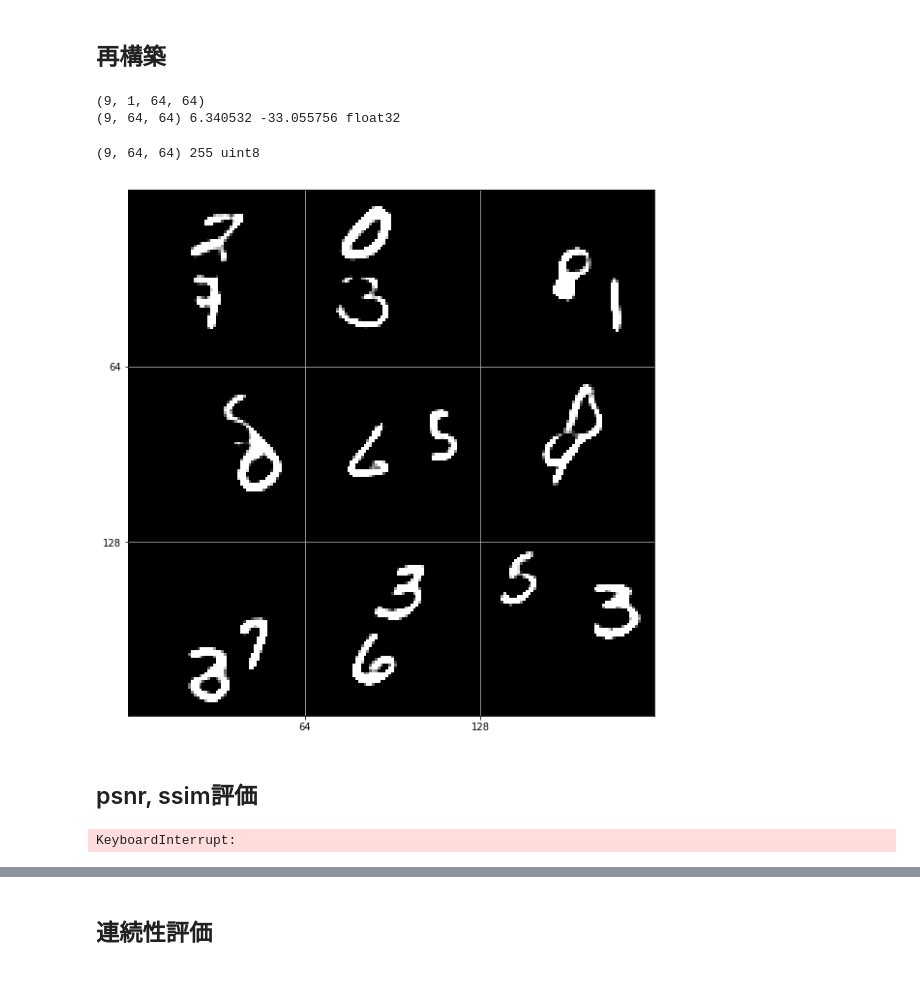
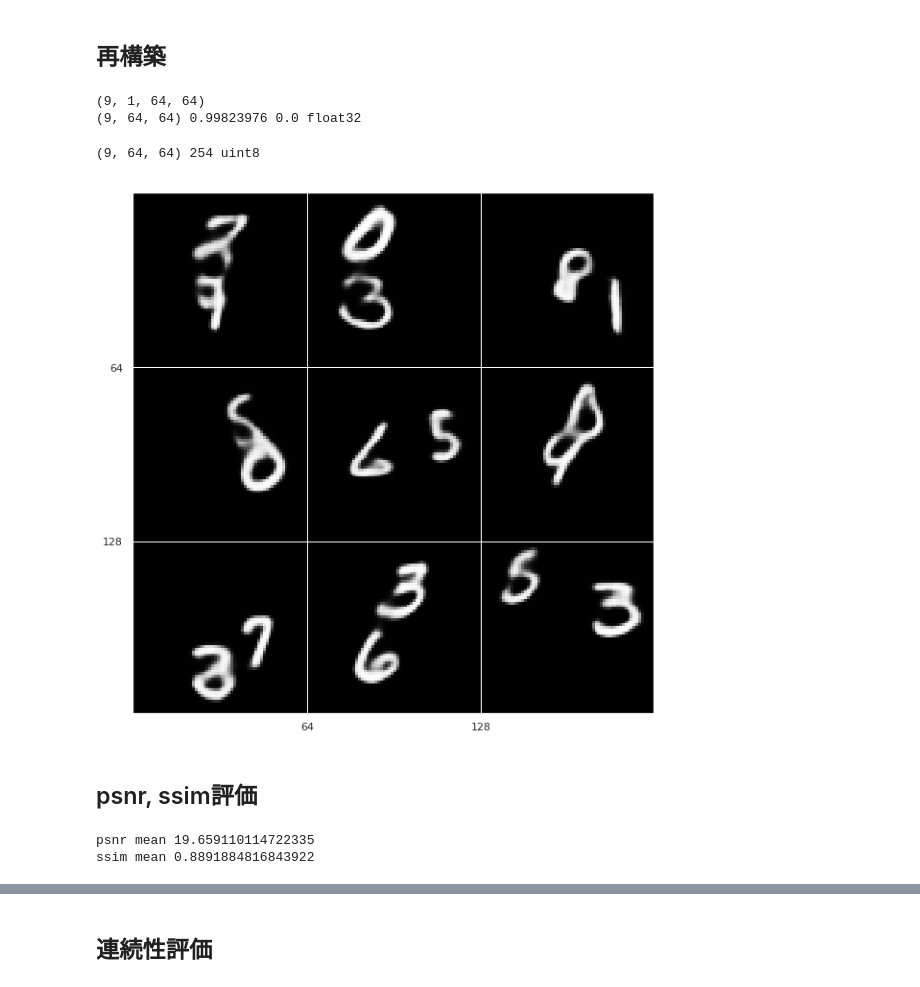
Before and after one commit to shimo8810/Spatio-Temporal-SR, a Jupyter notebook: Notebooks/mmnist_seqVG_rec.ipynb, the cells around one changed output, grey strips where cells are left out. Cells and saved outputs as stored; diff of their text form; code cells hidden in the pictures.

```diff
--- a/Notebooks/mmnist_seqVG_rec.ipynb
+++ b/Notebooks/mmnist_seqVG_rec.ipynb
@@ -5,13 +5,16 @@ from tqdm import tqdm
 
 import numpy as np
 from PIL import Image
+import pandas as pd
 import matplotlib.pyplot as plt
 import matplotlib.patches as patches
+import seaborn as sns
 from skimage.measure import compare_ssim
 from skimage.measure import compare_psnr
 
 import chainer
 import chainer.functions as F
+sns.set(style='darkgrid')
 
 sys.path.append('../experiments/SeqVG/')
 from net import Encoder, Decoder, Discriminator
@@ -57,27 +60,27 @@ x = test_data[:9, 0]
 print(x.shape)
 
 with chainer.using_config('train', False), chainer.no_backprop_mode():
-        x_rec = decoder(encoder(x)[0]).array \
+        x_rec = F.sigmoid(decoder(encoder(x)[0])).array \
                 .reshape(-1, 64, 64)
 print(x_rec.shape, x_rec.max(), x_rec.min(), x_rec.dtype)
 x_rec = np.clip(np.array(x_rec)*255, 0, 255).astype(np.uint8)
 # %% [output]
 (9, 1, 64, 64)
-(9, 64, 64) 6.340532 -33.055756 float32
+(9, 64, 64) 0.99823976 0.0 float32
 # %%
 print(x_rec.shape, x_rec.max(), x_rec.dtype)
 
 plt.figure(figsize=(10, 10))
 plt.grid(True)
 plt.xticks(np.arange(64, 64 * 3, 64))
 plt.yticks(np.arange(64, 64 * 3, 64))
 plt.imshow(x_rec.reshape(3,3,64,64).transpose(0,2,1,3).reshape(64*3, 64*3), cmap='gray')
-plt.imsave('./images/mmnist_seqvaegan_noframe.png', x_rec.reshape(3,3,64,64).transpose(0,2,1,3).reshape(64*3, 64*3), cmap='gray')
-plt.savefig('./images/mmnist_seqvaegan.png')
+plt.imsave('./images/SeqVG/mmnist_seqvaegan_noframe.png', x_rec.reshape(3,3,64,64).transpose(0,2,1,3).reshape(64*3, 64*3), cmap='gray')
+plt.savefig('./images/SeqVG/mmnist_seqvaegan.png')
 plt.show()
 # %% [output]
-(9, 64, 64) 255 uint8
+(9, 64, 64) 254 uint8
-[figure, old version]
+[figure, new version]
 # %% [markdown]
 ## psnr, ssim評価
 # %%
@@ -87,7 +90,7 @@ ssims = []
 
 for x_true in tqdm(test_data[:,0]):
     x_true = x_true[np.newaxis, :]
-    x_rec = decoder(encoder(x_true)[0]).array
+    x_rec = F.sigmoid(decoder(encoder(x_true)[0])).array
     x_true = np.clip(x_true*255, 0, 255).astype(np.uint8).reshape(64,64)
     x_rec = np.clip(x_rec*255, 0, 255).astype(np.uint8).reshape(64,64)
     psnrs.append(compare_psnr(x_true, x_rec))
@@ -95,5 +98,8 @@ for x_true in tqdm(test_data[:,0]):
 
 print("psnr mean", np.mean(psnrs))
 print("ssim mean", np.mean(ssims))
+
+test_score = pd.DataFrame(np.array([psnrs, ssims]).T, columns=['test_psnr', 'test_ssim'])
 # %% [output]
-KeyboardInterrupt:
+psnr mean 19.659110114722335
+ssim mean 0.8891884816843922
```
Also changed, not shown: parts of 7 cells of this notebook, 5 other files.
